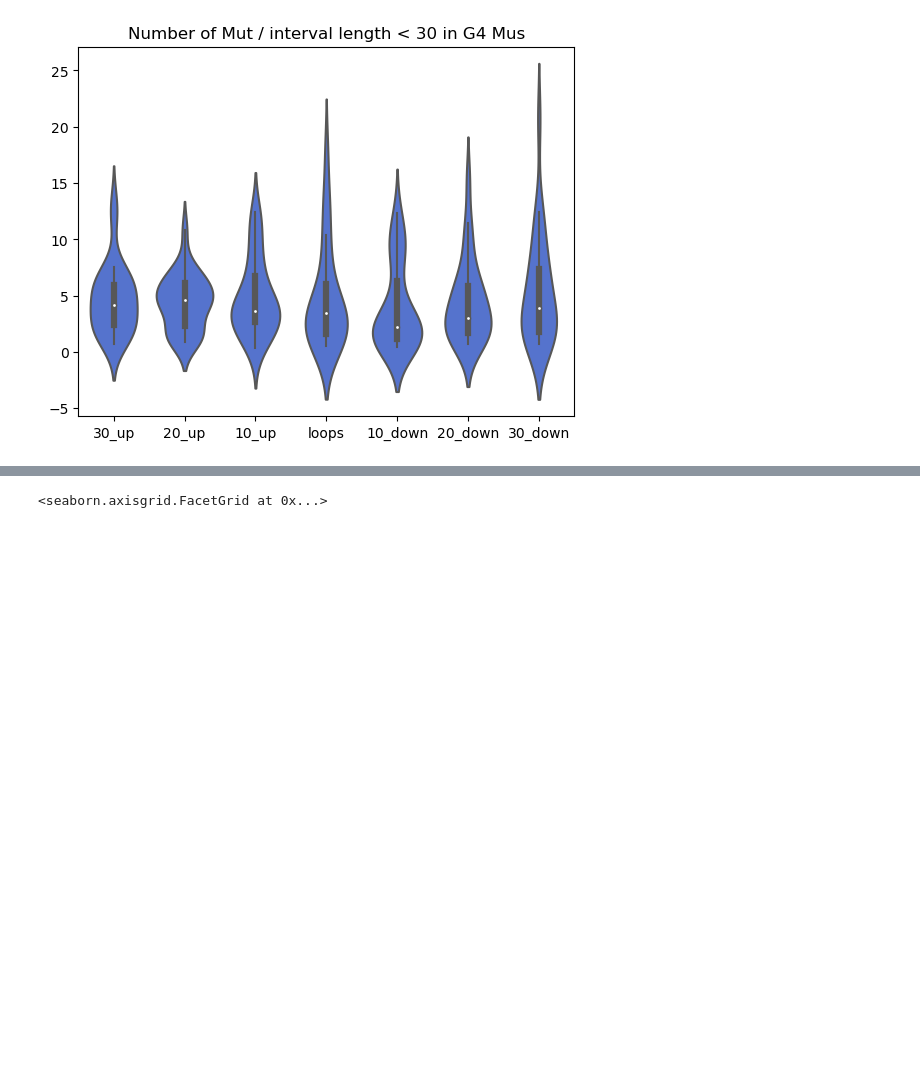
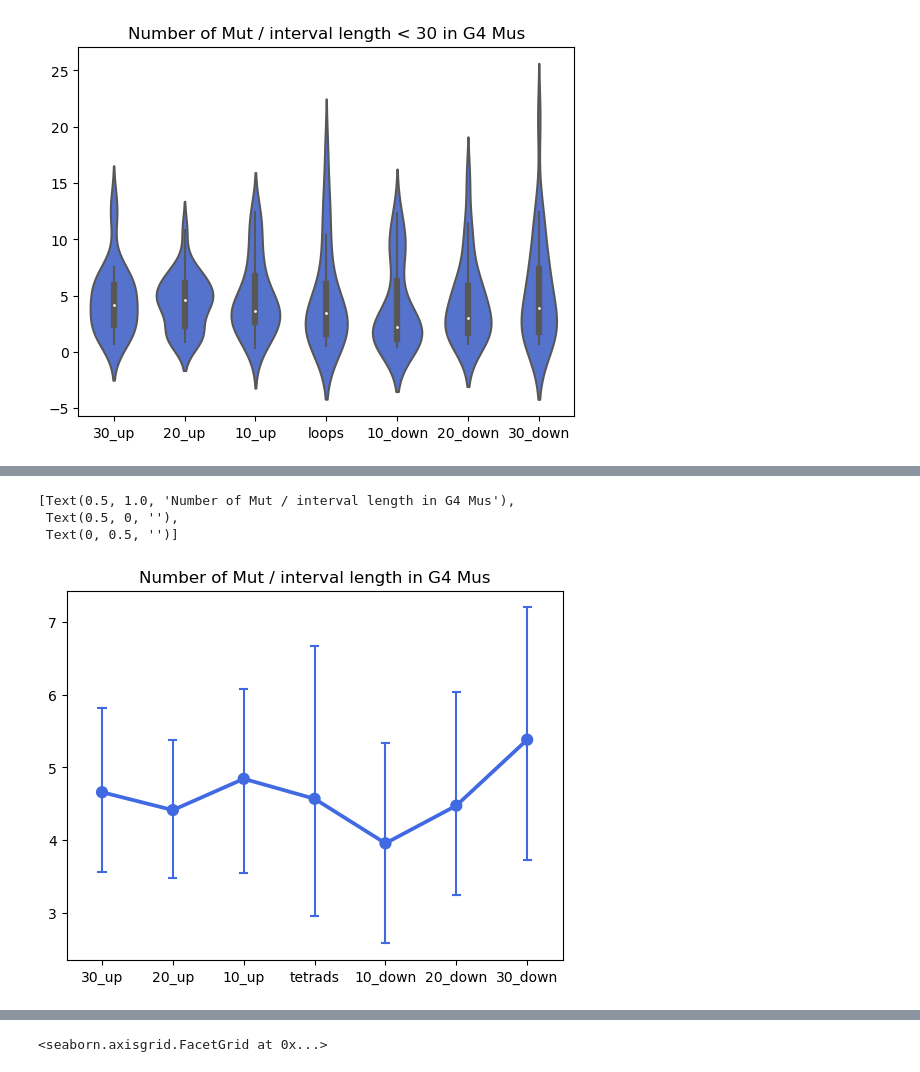
Before and after one commit to mitoclub/G4MutSpec, a Jupyter notebook: notebooks/mus_analysis_pqs_category.ipynb, the cells around one changed output, grey strips where cells are left out. Saved outputs shown, nothing was run; the diff lists cells and outputs as text; code cells hidden in the pictures; blank space fills up the shorter version.

```diff
--- a/notebooks/mus_analysis_pqs_category.ipynb
+++ b/notebooks/mus_analysis_pqs_category.ipynb
@@ -210,0 +262,14 @@ sns.violinplot(data=df_mut_concat[df_mut_concat['n_mut/length'] < 30],
+# %%
+df_tetrads_mut_mus['n_mut/length'] = df_tetrads_mut_mus['number_of_Mut']/df_tetrads_mut_mus['sequence'].apply(lambda x:len(x))
+# %%
+df_mut_concat_tetrads = pd.concat([df_tetrads_mut_mus, df_10_col_mut])
+# %%
+sns.pointplot(data=df_mut_concat_tetrads,
+                 x=df_mut_concat_tetrads['side'], y=df_mut_concat_tetrads['n_mut/length'],
+              color=colors[0], order=order, capsize=.1, errwidth=1.5) \
+        .set(title='Number of Mut / interval length in G4 Mus', xlabel=None, ylabel=None)
+# %% [output]
+[Text(0.5, 1.0, 'Number of Mut / interval length in G4 Mus'),
+ Text(0.5, 0, ''),
+ Text(0, 0.5, '')]
+[figure, added]
```
Also changed, not shown: parts of 12 cells of this notebook, 10 other files.
